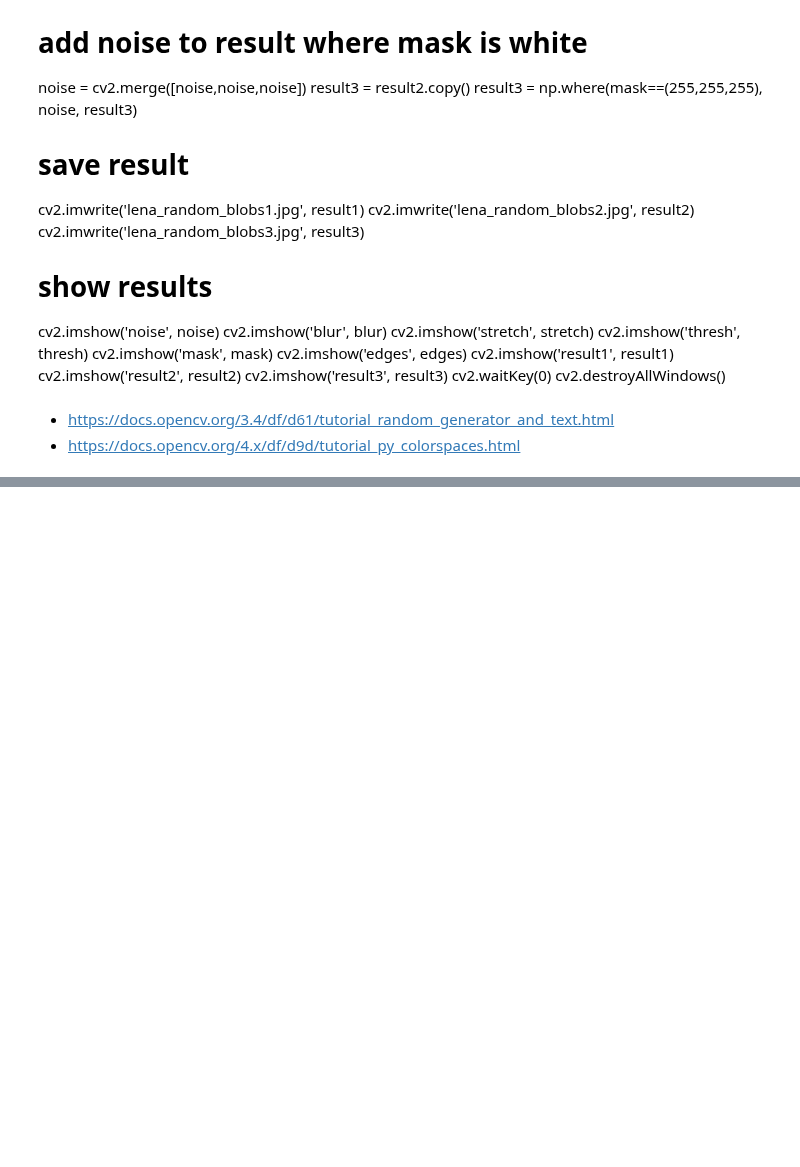
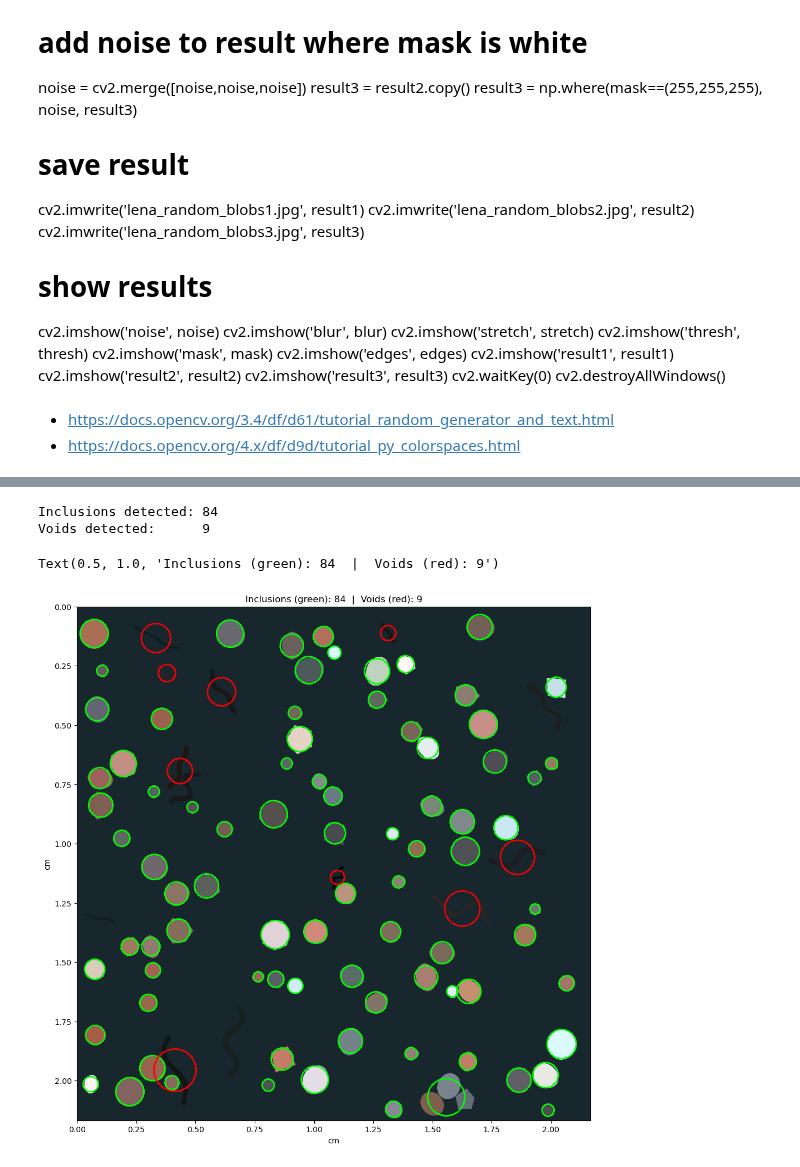
Before and after one commit to aleciaco/AMFOrA_public, a Jupyter notebook: examples/pro_gen_images.ipynb, the cells around one changed output, grey strips where cells are left out. Cells and saved outputs as stored; diff of their text form; code cells hidden in the pictures; blank space fills up the shorter version.

```diff
--- a/examples/pro_gen_images.ipynb
+++ b/examples/pro_gen_images.ipynb
@@ -304,0 +473,25 @@ plt.show()
+# %%
+# sherd_blobs -- detect inclusions (light blobs) and voids (dark blobs)
+inclusion_blobs, void_blobs = AMFOrA_public.sherd_blobs(img, scan_dpi=SCAN_DPI/2)
+print(f"Inclusions detected: {len(inclusion_blobs)}")
+print(f"Voids detected:      {len(void_blobs)}")
+
+# Overlay blob circles on the masked image
+overlay = img.copy()
+for kp in inclusion_blobs:
+    x, y = map(int, kp.pt)
+    r = max(1, int(kp.size / 2))
+    cv2.circle(overlay, (x, y), r, (0, 255, 0), 2)
+for kp in void_blobs:
+    x, y = map(int, kp.pt)
+    r = max(1, int(kp.size / 2))
+    cv2.circle(overlay, (x, y), r, (0, 0, 255), 2)
+
+plt.figure(figsize=(14, 12))
+imshow_cm(plt.gca(), overlay[:, :, ::-1])
+plt.title(f"Inclusions (green): {len(inclusion_blobs)}  |  Voids (red): {len(void_blobs)}")
+# %% [output]
+Inclusions detected: 84
+Voids detected:      9
+Text(0.5, 1.0, 'Inclusions (green): 84  |  Voids (red): 9')
+[figure, added]
```
Also changed, not shown: parts of 13 cells of this notebook, 2 other files.
